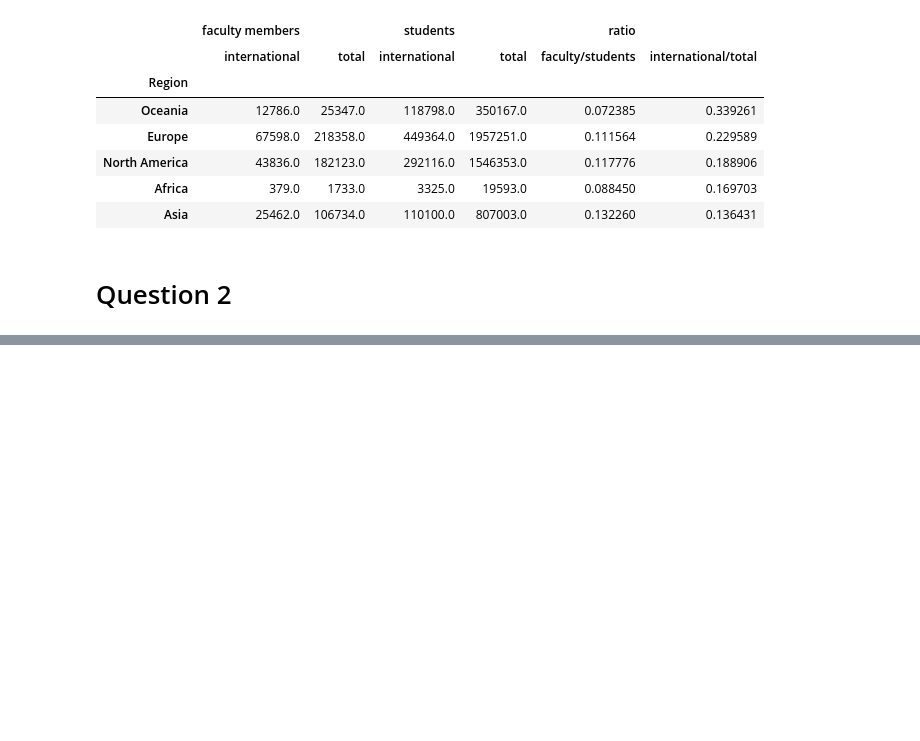
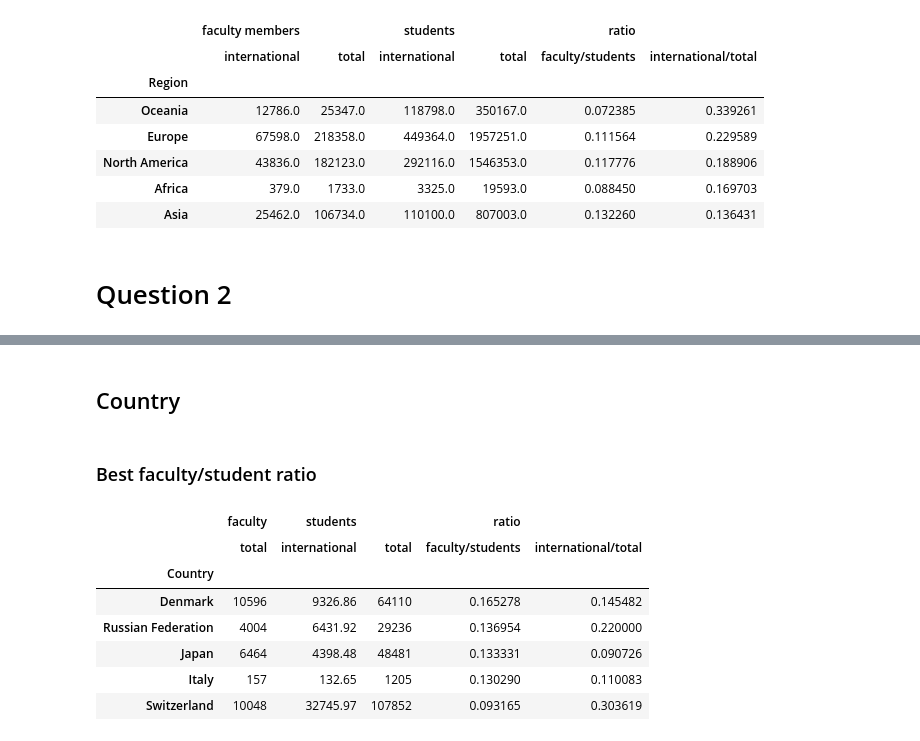
Before and after one commit to cgallay/Ada, a Jupyter notebook: Homework2/Homework2_T.ipynb, the cells around one changed output, grey strips where cells are left out. Cells and saved outputs as stored; diff of their text form; code cells hidden in the pictures; blank space fills up the shorter version.

```diff
--- a/Homework2/Homework2_T.ipynb
+++ b/Homework2/Homework2_T.ipynb
@@ -216,3 +216,19 @@ QS_ratio_region.sort_values(('ratio', 'international/total'), ascending=False).h
 | Asia | 25462.0 | 106734.0 | 110100.0 | 807003.0 | 0.132260 | 0.136431 |
 # %% [markdown]
 # Question 2
+# %%
+df_rank_THE['stats_number_students'] = df_rank_THE.stats_number_students.apply(lambda x: x.replace(',', ''))
+df_rank_THE['stats_pc_intl_students'] = df_rank_THE.stats_pc_intl_students.apply(lambda x: float(x.replace('%', ''))/100)
+df_rank_THE['stats_student_staff_ratio'] = df_rank_THE.stats_student_staff_ratio.apply(lambda x: 1/float(x))
+# %%
+col = [('', 'Country'),('', 'rank'), ('students', 'total'), ('ratio', 'international/total'), ('ratio', 'faculty/students')]
+
+df_rank_THE.columns = pd.MultiIndex.from_tuples([('', x[0]) if pd.isnull(x[1]) else x for x in col])
+
+df_rank_THE['students', 'international'] = df_rank_THE[('students', 'total')].apply(lambda x: float(x)).multiply(df_rank_THE[('ratio', 'international/total')])
+df_rank_THE['faculty', 'total'] = df_rank_THE[('ratio', 'faculty/students')].apply(lambda x: float(x)).multiply(df_rank_THE[('students', 'total')].apply(lambda x: float(x)))
+
+df_rank_THE['faculty', 'total'] = df_rank_THE['faculty', 'total'].apply(lambda x: int(x))
+df_rank_THE['students', 'total'] = df_rank_THE['students', 'total'].apply(lambda x: int(x))
+
+df_rank_THE = df_rank_THE[[('', 'Country'), ('', 'rank'), ('faculty', 'total'), ('students', 'international'), ('students', 'total'), ('ratio', 'faculty/students'), ('ratio', 'international/total')]]
@@ -218,0 +265,22 @@ QS_ratio_region.sort_values(('ratio', 'international/total'), ascending=False).h
+# %% [markdown]
+## Country
+# %%
+THE_ratio_country = df_rank_THE.copy()
+THE_ratio_country = THE_ratio_country.groupby([('', 'Country')]).sum()[['faculty', 'students']]
+THE_ratio_country.index.name = 'Country'
+
+THE_ratio_country['ratio', 'faculty/students'] = [row._1/row._3 for row in THE_ratio_country.itertuples()]
+THE_ratio_country['ratio', 'international/total'] = [row._2/row._3 for row in THE_ratio_country.itertuples()]
+# %% [markdown]
+### Best faculty/student ratio
+# %%
+THE_ratio_country.sort_values(('ratio', 'faculty/students'), ascending=False).head()
+# %% [output]
+|  | faculty | students |  | ratio |  |
+|  | total | international | total | faculty/students | international/total |
+| Country |  |  |  |  |  |
+| Denmark | 10596 | 9326.86 | 64110 | 0.165278 | 0.145482 |
+| Russian Federation | 4004 | 6431.92 | 29236 | 0.136954 | 0.220000 |
+| Japan | 6464 | 4398.48 | 48481 | 0.133331 | 0.090726 |
+| Italy | 157 | 132.65 | 1205 | 0.130290 | 0.110083 |
+| Switzerland | 10048 | 32745.97 | 107852 | 0.093165 | 0.303619 |
```
Also changed, not shown: parts of 9 cells of this notebook.
